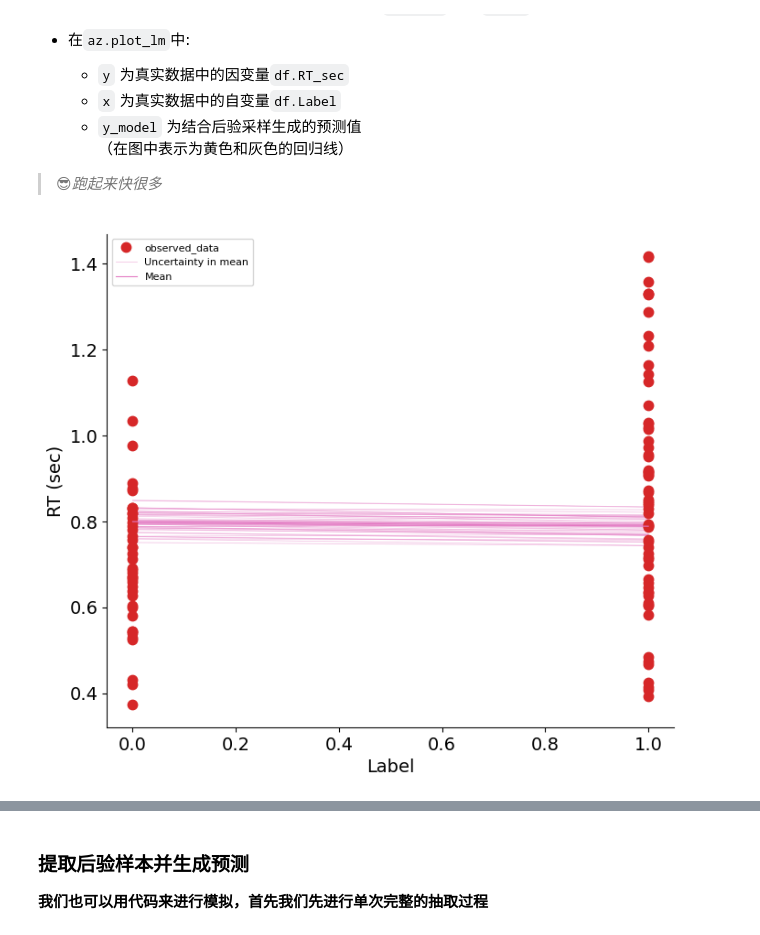
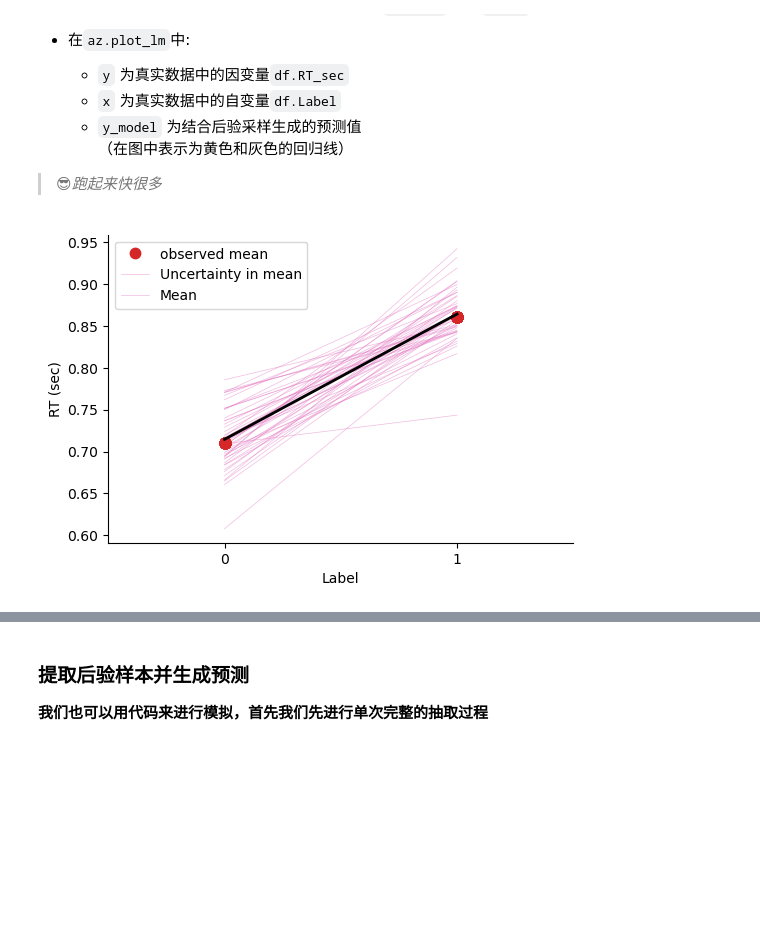
Before and after one commit to hcp4715/psybayesian, a Jupyter notebook: Lecture8.ipynb, the cells around one changed output, grey strips where cells are left out. Drawn from its saved outputs; the diff is of its cells as text; code cells hidden in the pictures; blank space fills up the shorter version.

```diff
--- a/Lecture8.ipynb
+++ b/Lecture8.ipynb
@@ -416,9 +412,9 @@ array([0, 1])
 # 设置随机种子确保结果可以重复
 np.random.seed(84735)
 # 根据设定的先验分布，在其中各抽取200个beta_0,200个beta_1, 200个sigma
-beta0_200 = np.random.normal(loc = 0.6, scale = 0.1, size = 200)
-beta1_200 = np.random.normal(loc = -0.02, scale =0.01 , size = 200)
-sigma_200 = np.random.exponential(scale=1/2.0, size=200)
+beta0_200 = np.random.normal(loc = 5, scale = 2, size = 200)
+beta1_200 = np.random.normal(loc = 0, scale = 1 , size = 200)
+sigma_200 = np.random.exponential(scale=1/0.3, size=200)
 #将结果存在一个数据框内
 prior_pred_sample = pd.DataFrame({"beta0":beta0_200,
                                   "beta1":beta1_200,
@@ -529,9 +622,9 @@ import pymc as pm
 with pm.Model() as linear_model:
 
     # 定义先验分布参数
-    beta_0 = pm.Normal("beta_0", mu=0.6, sigma=0.1)
-    beta_1 = pm.Normal("beta_1", mu=-0.02, sigma=0.01)
-    sigma = pm.Exponential("sigma", 2.0)
+    beta_0 = pm.Normal("beta_0", mu=5, sigma=2)
+    beta_1 = pm.Normal("beta_1", mu=0, sigma=1)
+    sigma = pm.Exponential("sigma", 3)
 
     # 定义自变量 x
     x = pm.MutableData("x", df['Label'])
@@ -796,30 +848,35 @@ sns.despine()
 
 > 😎*跑起来快很多*
 # %%
+import xarray as xr
+
 # 导入真实的自变量
 x_value = xr.DataArray(df.Label)
 
 # 基于后验参数生成y_model
 trace.posterior["y_model"] = trace.posterior["beta_0"] + trace.posterior["beta_1"] * x_value
+df['Mean RT'] = df.groupby('Label')['RT_sec'].transform('mean')
 
 # 绘制后验预测线性模型
 az.plot_lm(
-           y= df.RT_sec,
+           y= df['Mean RT'],
            x= df.Label,
            y_model = trace.posterior["y_model"],
-           figsize=(8,7),
-           textsize=8,
+           y_model_mean_kwargs={"color":"black", "linewidth":2},
+           figsize=(6,4),
+           textsize=16,
            grid=False)
 
 # 设置坐标轴标题、字体大小
-plt.xlabel('Label', fontsize=14)
-plt.ylabel('RT (sec)', fontsize=14)
-plt.xticks(fontsize=14)
-plt.yticks(fontsize=14)
+plt.xlim(-0.5, 1.5)
+plt.xticks([0, 1])
+plt.xlabel('Label')
+plt.ylabel('RT (sec)')
+plt.legend(['observed mean', 'Uncertainty in mean', 'Mean'])
 
 sns.despine()
 # %% [output]
-[figure, old version]
+[figure, new version]
 # %% [markdown]
 ### 通过MCMC采样值理解后验预测分布
 
```
Also changed, not shown: parts of 62 cells of this notebook, 1 other file.
